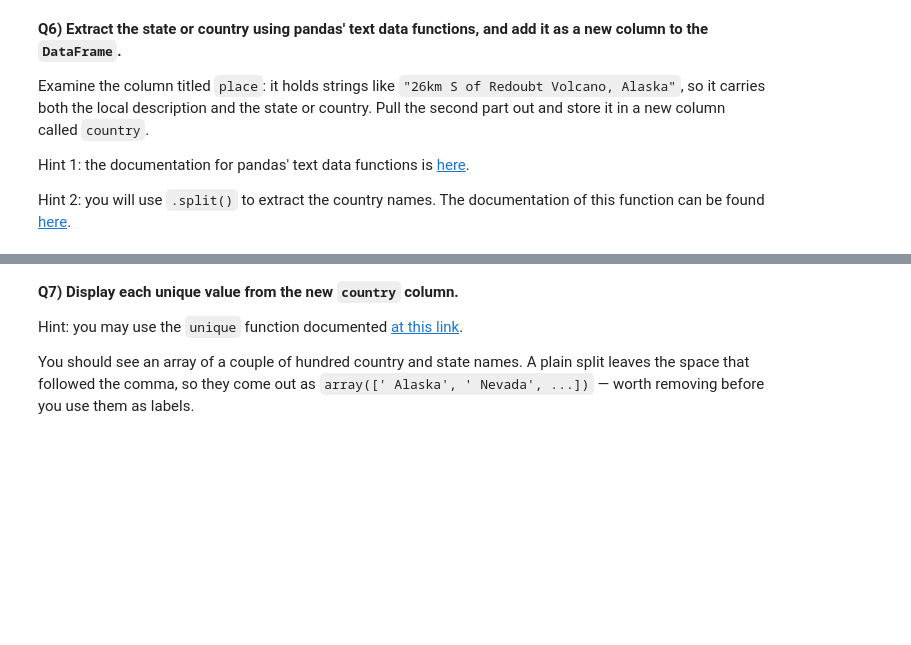
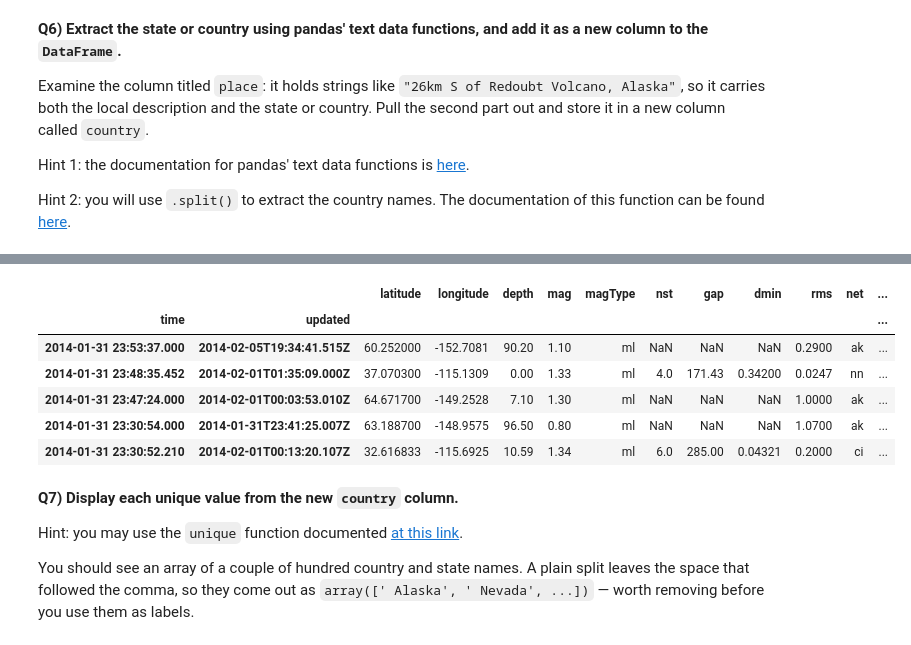
Before and after one commit to oliviaberset/2026_Intro_Python, a Jupyter notebook: live/part-I/1.5-pandas-environmental-exercises.ipynb, the cells around one changed output, grey strips where cells are left out. Cells and saved outputs as stored; diff of their text form; code cells hidden in the pictures; blank space fills up the shorter version.

```diff
--- a/live/part-I/1.5-pandas-environmental-exercises.ipynb
+++ b/live/part-I/1.5-pandas-environmental-exercises.ipynb
@@ -159,3 +212,11 @@ Hint 2: you will use `.split()` to extract the country names. The documentation
 can be found [here](https://pandas.pydata.org/pandas-docs/stable/reference/api/pandas.Series.str.split.html?highlight=split#pandas.Series.str.split).
 # %%
 # Extract the state or country, and add it as a new column to the DataFrame called country
+
+#print(earthquake["place"])
+earthquake["country"] = earthquake["place"].str.split(",").str[1]
+print(earthquake["country"])
+
+earthquake.head()
+# Can we delete the country name in the place column ?
+# %% [output]
@@ -162,3 +236,10 @@ can be found [here](https://pandas.pydata.org/pandas-docs/stable/reference/api/p
+|  |  | latitude | longitude | depth | mag | magType | nst | gap | dmin | rms | net | ... |
+| time | updated |  |  |  |  |  |  |  |  |  |  | ... |
+| 2014-01-31 23:53:37.000 | 2014-02-05T19:34:41.515Z | 60.252000 | -152.7081 | 90.20 | 1.10 | ml | NaN | NaN | NaN | 0.2900 | ak | ... |
+| 2014-01-31 23:48:35.452 | 2014-02-01T01:35:09.000Z | 37.070300 | -115.1309 | 0.00 | 1.33 | ml | 4.0 | 171.43 | 0.34200 | 0.0247 | nn | ... |
+| 2014-01-31 23:47:24.000 | 2014-02-01T00:03:53.010Z | 64.671700 | -149.2528 | 7.10 | 1.30 | ml | NaN | NaN | NaN | 1.0000 | ak | ... |
+| 2014-01-31 23:30:54.000 | 2014-01-31T23:41:25.007Z | 63.188700 | -148.9575 | 96.50 | 0.80 | ml | NaN | NaN | NaN | 1.0700 | ak | ... |
+| 2014-01-31 23:30:52.210 | 2014-02-01T00:13:20.107Z | 32.616833 | -115.6925 | 10.59 | 1.34 | ml | 6.0 | 285.00 | 0.04321 | 0.2000 | ci | ... |
 # %% [markdown]
 **Q7) Display each unique value from the new `country` column.**
 
```
Also changed, not shown: parts of 9 cells of this notebook.
